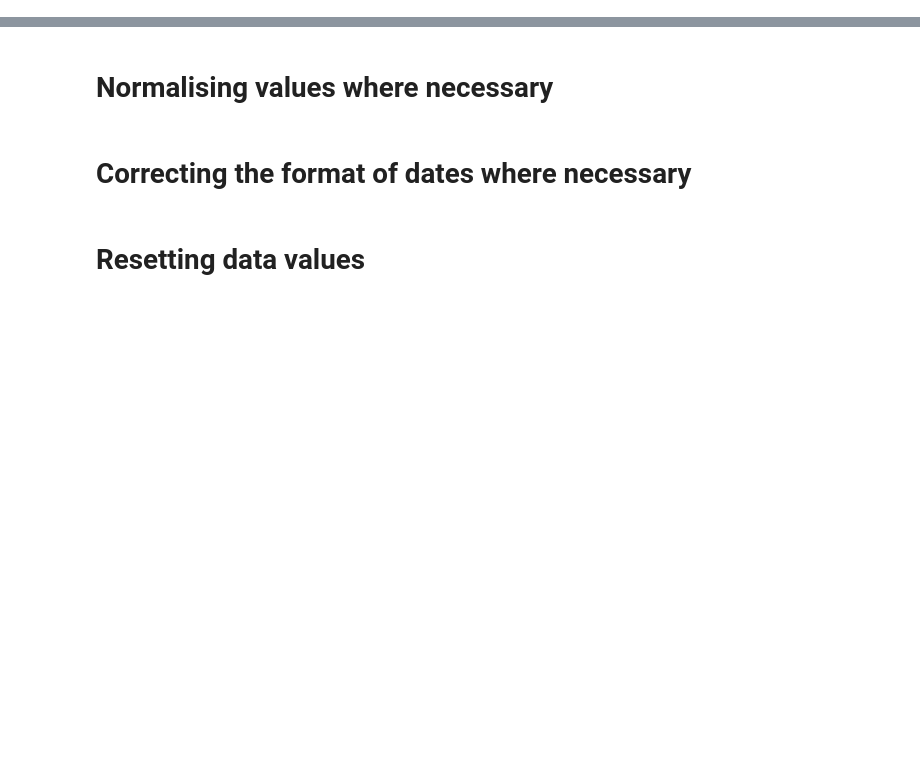
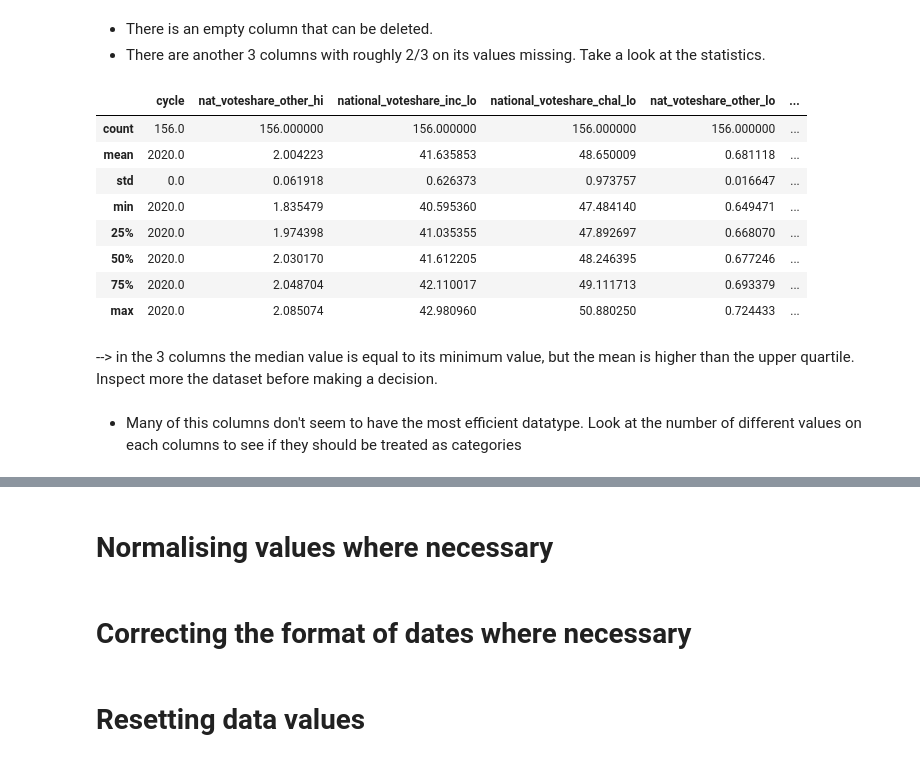
Before and after one commit to blazaropinto/portfolio_PDA_Data_Science, a Jupyter notebook: Preparing_data_for_analysis.ipynb, the cells around one changed output, grey strips where cells are left out. Cells and saved outputs as stored; diff of their text form; code cells hidden in the pictures; blank space fills up the shorter version.

```diff
--- a/Preparing_data_for_analysis.ipynb
+++ b/Preparing_data_for_analysis.ipynb
@@ -6,0 +121,5 @@
+# %%
+import pandas as pd
+url2_raw = 'https://raw.githubusercontent.com/futureCodersSE/working-with-data/main/Data%20sets/Data%20Cleaning%20Data%20Sets/presDirty.csv'
+dataset2 = pd.read_csv(url2_raw)
+dataset2.head()
@@ -6,0 +155,20 @@
+# %% [markdown]
+* There is an empty column that can be deleted.
+* There are another 3 columns with roughly 2/3 on its values missing. Take a look at the statistics.
+# %%
+dataset2.drop(columns=['national_voteshare_3rd_lo'], inplace=True)
+dataset2.describe()
+# %% [output]
+|  | cycle | nat_voteshare_other_hi | national_voteshare_inc_lo | national_voteshare_chal_lo | nat_voteshare_other_lo | ... |
+| count | 156.0 | 156.000000 | 156.000000 | 156.000000 | 156.000000 | ... |
+| mean | 2020.0 | 2.004223 | 41.635853 | 48.650009 | 0.681118 | ... |
+| std | 0.0 | 0.061918 | 0.626373 | 0.973757 | 0.016647 | ... |
+| min | 2020.0 | 1.835479 | 40.595360 | 47.484140 | 0.649471 | ... |
+| 25% | 2020.0 | 1.974398 | 41.035355 | 47.892697 | 0.668070 | ... |
+| 50% | 2020.0 | 2.030170 | 41.612205 | 48.246395 | 0.677246 | ... |
+| 75% | 2020.0 | 2.048704 | 42.110017 | 49.111713 | 0.693379 | ... |
+| max | 2020.0 | 2.085074 | 42.980960 | 50.880250 | 0.724433 | ... |
+# %% [markdown]
+--> in the 3 columns the median value is equal to its minimum value, but the mean is higher than the upper quartile. Inspect more the dataset before making a decision.
+# %% [markdown]
+* Many of this columns don't seem to have the most efficient datatype. Look at the number of different values on each columns to see if they should be treated as categories
```
Also changed, not shown: parts of 66 cells of this notebook.
